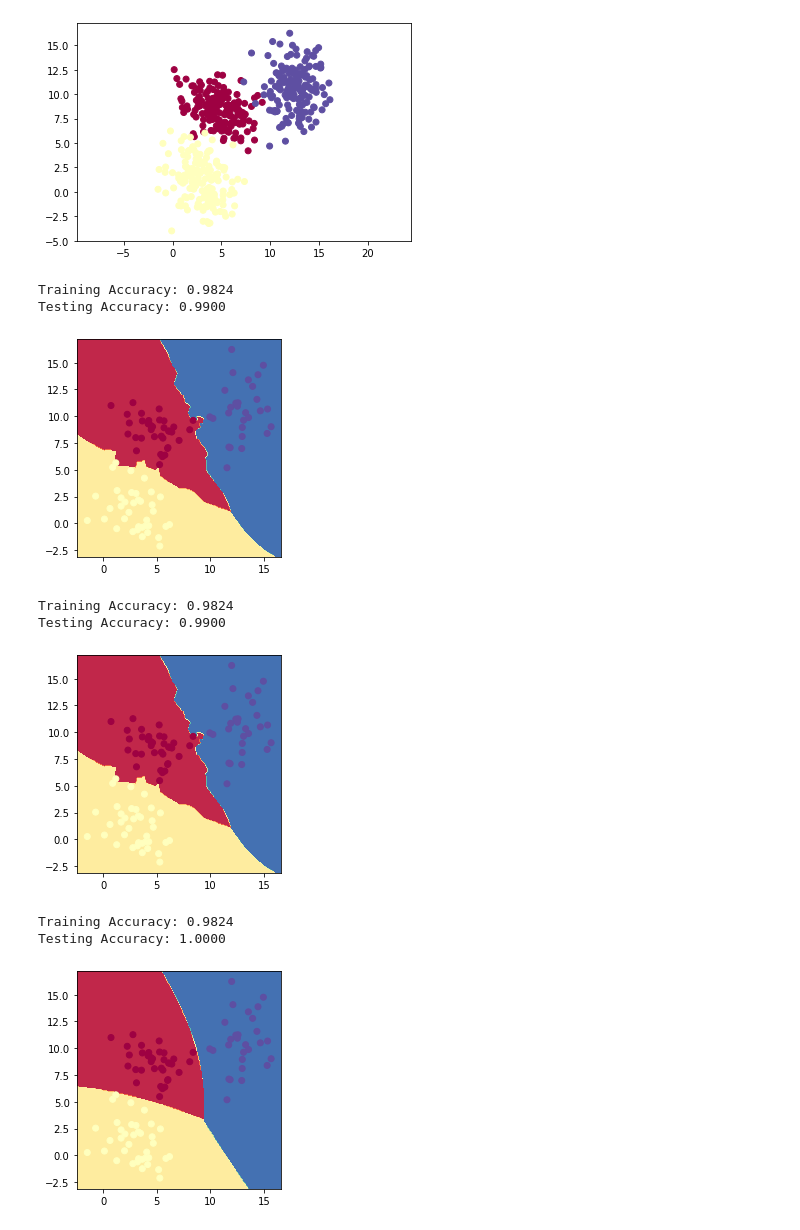
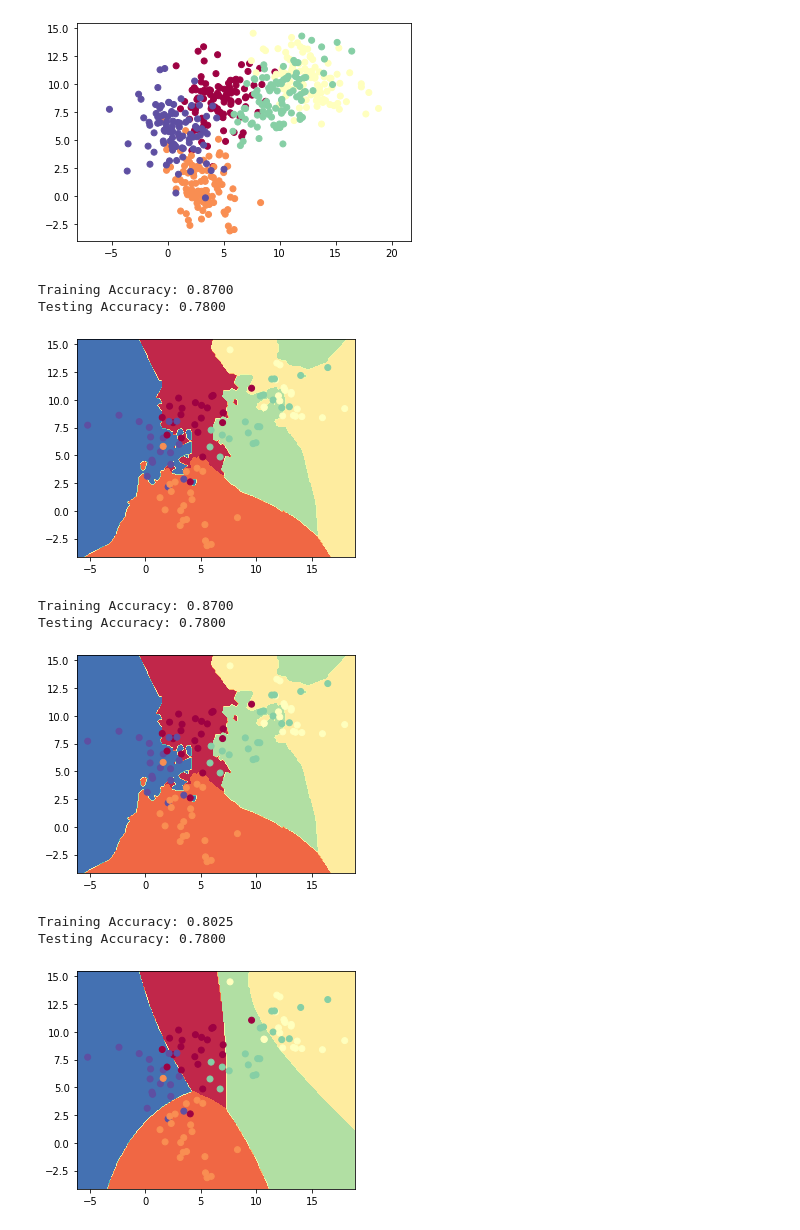
Before and after one commit to Jamison-Chen/DataScience, a Jupyter notebook: main.ipynb, the cells around one changed output. Saved outputs shown, nothing was run; the diff lists cells and outputs as text; code cells hidden in the pictures.

```diff
--- a/main.ipynb
+++ b/main.ipynb
@@ -2,9 +2,9 @@
 from myToolBox.utils import testModel, plotDecisionBoundary, plotLoss
 # %%
 from myToolBox.psuedoDataGenerator import independent_groups
-x, y = independent_groups(size=500, group=3)
+x, y = independent_groups(size=500, group=5)
 # %% [output]
-[figure, old version]
+[figure, new version]
 # %%
 from sklearn.model_selection import train_test_split
 x_train, x_test, y_train, y_test = train_test_split(x, y, test_size=0.2)
@@ -15,9 +15,9 @@ knnModel.fit(x_train, y_train)
 testModel(knnModel, x_train, y_train, x_test, y_test)
 plotDecisionBoundary(knnModel, x_test, y_test)
 # %% [output]
-Training Accuracy: 0.9824
-Testing Accuracy: 0.9900
+Training Accuracy: 0.8700
+Testing Accuracy: 0.7800
-[figure, old version]
+[figure, new version]
 # %%
 from sklearn.neighbors import KNeighborsClassifier
 classifier = KNeighborsClassifier(n_neighbors=3)
@@ -25,9 +25,9 @@ classifier.fit(x_train, y_train.squeeze())
 testModel(classifier, x_train, y_train, x_test, y_test)
 plotDecisionBoundary(classifier, x_test, y_test)
 # %% [output]
-Training Accuracy: 0.9824
-Testing Accuracy: 0.9900
+Training Accuracy: 0.8700
+Testing Accuracy: 0.7800
-[figure, old version]
+[figure, new version]
 # %%
 from myToolBox.models import GenerativeModel
 nbc = GenerativeModel(naive_bayes=True, share_cov=False)
@@ -35,9 +35,9 @@ nbc.fit(x_train, y_train)
 testModel(nbc, x_train, y_train, x_test, y_test)
 plotDecisionBoundary(nbc, x_test, y_test)
 # %% [output]
-Training Accuracy: 0.9824
-Testing Accuracy: 1.0000
+Training Accuracy: 0.8025
+Testing Accuracy: 0.7800
-[figure, old version]
+[figure, new version]
 # %%
 from sklearn.naive_bayes import GaussianNB
 gnb = GaussianNB()
```
Also changed, not shown: parts of 10 cells of this notebook, 1 other file.
